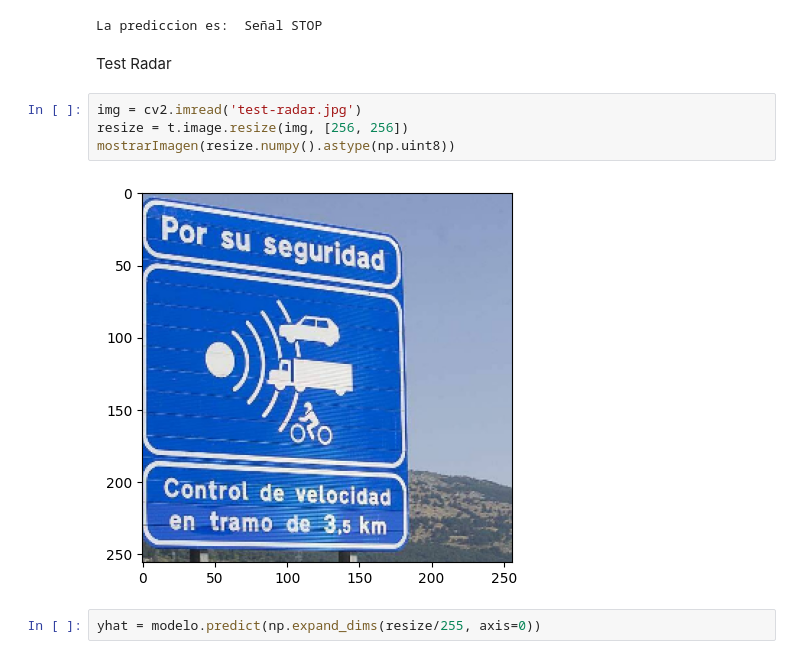
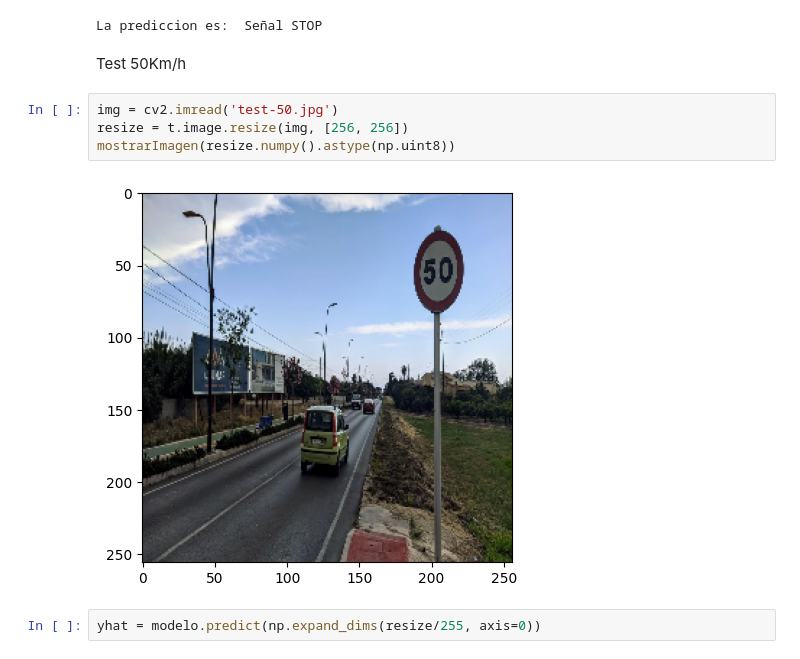
Before and after one commit to pxpe/TFG-Adversarial, a Jupyter notebook: signal-classification/signal-classification.ipynb, the cells around one changed output. Drawn from its saved outputs; the diff is of its cells as text.

Commit message:
tests working

```diff
--- a/signal-classification/signal-classification.ipynb
+++ b/signal-classification/signal-classification.ipynb
@@ -149,14 +233,14 @@ yhat = modelo.predict(np.expand_dims(resize/255, axis=0))
 mostrarPrediccion(yhat)
 # %% [output]
 La prediccion es:  Señal STOP
-# %% [markdown]
-Test Radar
+# %% [markdown]
+Test 50Km/h
 # %%
-img = cv2.imread('test-radar.jpg')
+img = cv2.imread('test-50.jpg')
 resize = t.image.resize(img, [256, 256])
 mostrarImagen(resize.numpy().astype(np.uint8))
 # %% [output]
-[figure, old version]
+[figure, new version]
 # %%
 yhat = modelo.predict(np.expand_dims(resize/255, axis=0))
 # %%
```
Also changed, not shown: parts of 23 cells of this notebook, 7 other files.
